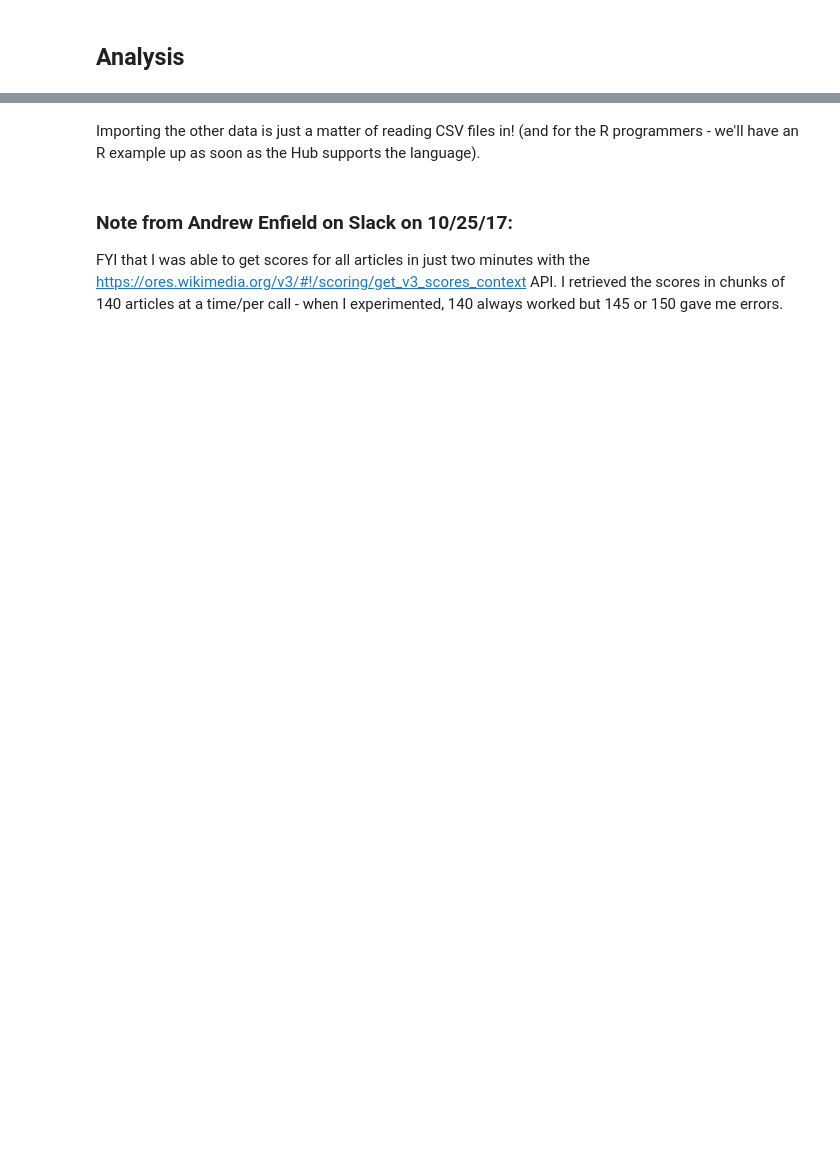
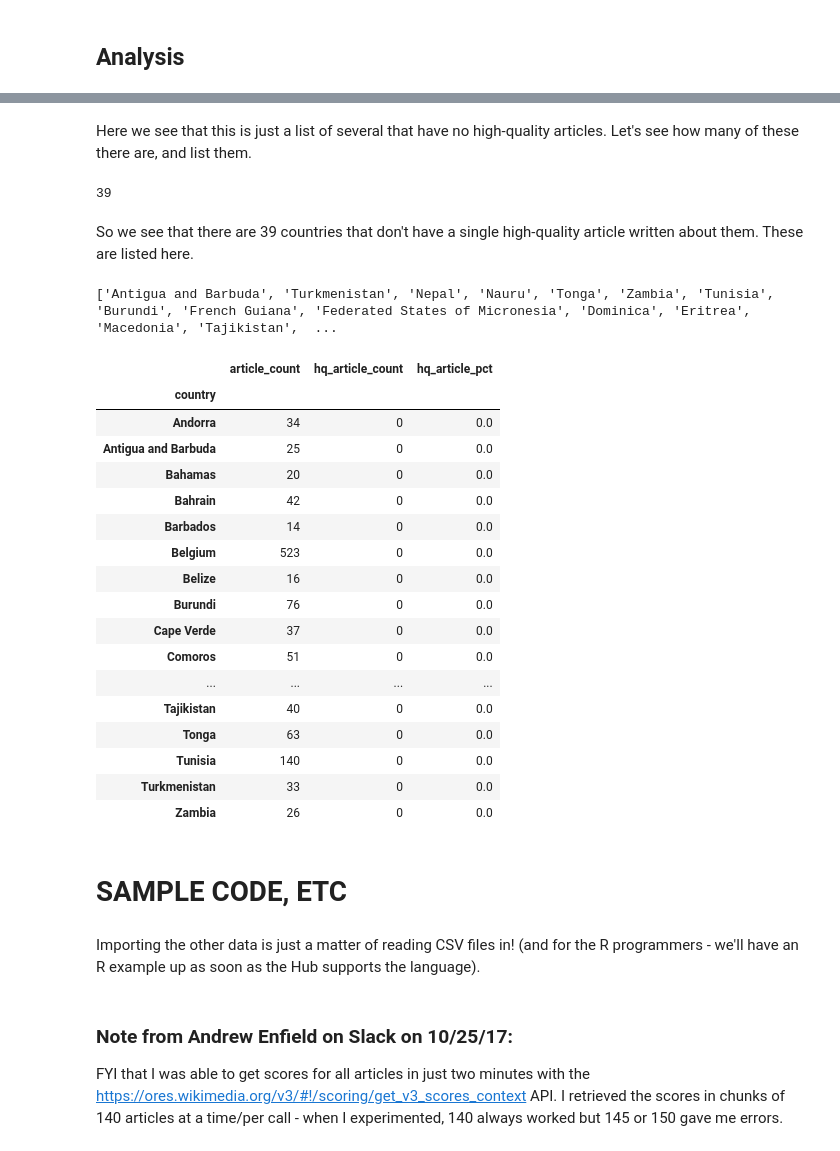
Before and after one commit to rexthompson/data-512-a2, a Jupyter notebook: hcds-a2-bias.ipynb, the cells around one changed output, grey strips where cells are left out. Drawn from its saved outputs; the diff is of its cells as text; code cells hidden in the pictures; blank space fills up the shorter version.

```diff
--- a/hcds-a2-bias.ipynb
+++ b/hcds-a2-bias.ipynb
@@ -191,0 +214,4 @@ pd.DataFrame(merged_df_new.groupby(['country']).count())
+# %%
+# get number of articles per country
+articles_per_country = merged_df.groupby(['country']).size().reset_index(name='article_count').set_index('country')
+articles_per_country.head()
@@ -191,0 +288,6 @@ pd.DataFrame(merged_df_new.groupby(['country']).count())
+# %%
+# get number of high-quality articles per country
+hq_articles_per_country = merged_df[(merged_df['article_quality'] == 'GA') |
+                                    (merged_df['article_quality'] == 'FA' )]
+hq_articles_per_country = hq_articles_per_country.groupby(['country']).size().reset_index(name='hq_article_count').set_index('country')
+hq_articles_per_country.head(10)
@@ -191,0 +309,3 @@ pd.DataFrame(merged_df_new.groupby(['country']).count())
+# %%
+hq_article_proportions = articles_per_country.merge(hq_articles_per_country, left_index=True, right_index=True, how='left').fillna(0).astype(int)
+hq_article_proportions.head()
@@ -191,0 +322,3 @@ pd.DataFrame(merged_df_new.groupby(['country']).count())
+# %%
+hq_article_proportions['hq_article_pct'] = 100*hq_article_proportions['hq_article_count']/hq_article_proportions['article_count']
+hq_article_proportions.sort_values(by='hq_article_pct', ascending=False, inplace=True)
@@ -191,0 +365,35 @@ pd.DataFrame(merged_df_new.groupby(['country']).count())
+# %% [markdown]
+Here we see that this is just a list of several that have no high-quality articles. Let's see how many of these there are, and list them.
+# %%
+len(hq_article_proportions[hq_article_proportions['hq_article_count']==0])
+# %% [output]
+39
+# %% [markdown]
+So we see that there are 39 countries that don't have a single high-quality article written about them. These are listed here.
+# %%
+print(list(hq_article_proportions[hq_article_proportions['hq_article_count']==0].index))
+# %% [output]
+['Antigua and Barbuda', 'Turkmenistan', 'Nepal', 'Nauru', 'Tonga', 'Zambia', 'Tunisia', 'Burundi', 'French Guiana', 'Federated States of Micronesia', 'Dominica', 'Eritrea', 'Macedonia', 'Tajikistan',  ...
+# %%
+hq_article_proportions[hq_article_proportions['hq_article_count']==0].sort_index()
+# %% [output]
+|  | article_count | hq_article_count | hq_article_pct |
+| country |  |  |  |
+| Andorra | 34 | 0 | 0.0 |
+| Antigua and Barbuda | 25 | 0 | 0.0 |
+| Bahamas | 20 | 0 | 0.0 |
+| Bahrain | 42 | 0 | 0.0 |
+| Barbados | 14 | 0 | 0.0 |
+| Belgium | 523 | 0 | 0.0 |
+| Belize | 16 | 0 | 0.0 |
+| Burundi | 76 | 0 | 0.0 |
+| Cape Verde | 37 | 0 | 0.0 |
+| Comoros | 51 | 0 | 0.0 |
+| ... | ... | ... | ... |
+| Tajikistan | 40 | 0 | 0.0 |
+| Tonga | 63 | 0 | 0.0 |
+| Tunisia | 140 | 0 | 0.0 |
+| Turkmenistan | 33 | 0 | 0.0 |
+| Zambia | 26 | 0 | 0.0 |
+# %% [markdown]
+# SAMPLE CODE, ETC
```
Also changed, not shown: parts of 49 cells of this notebook, 2 other files.
